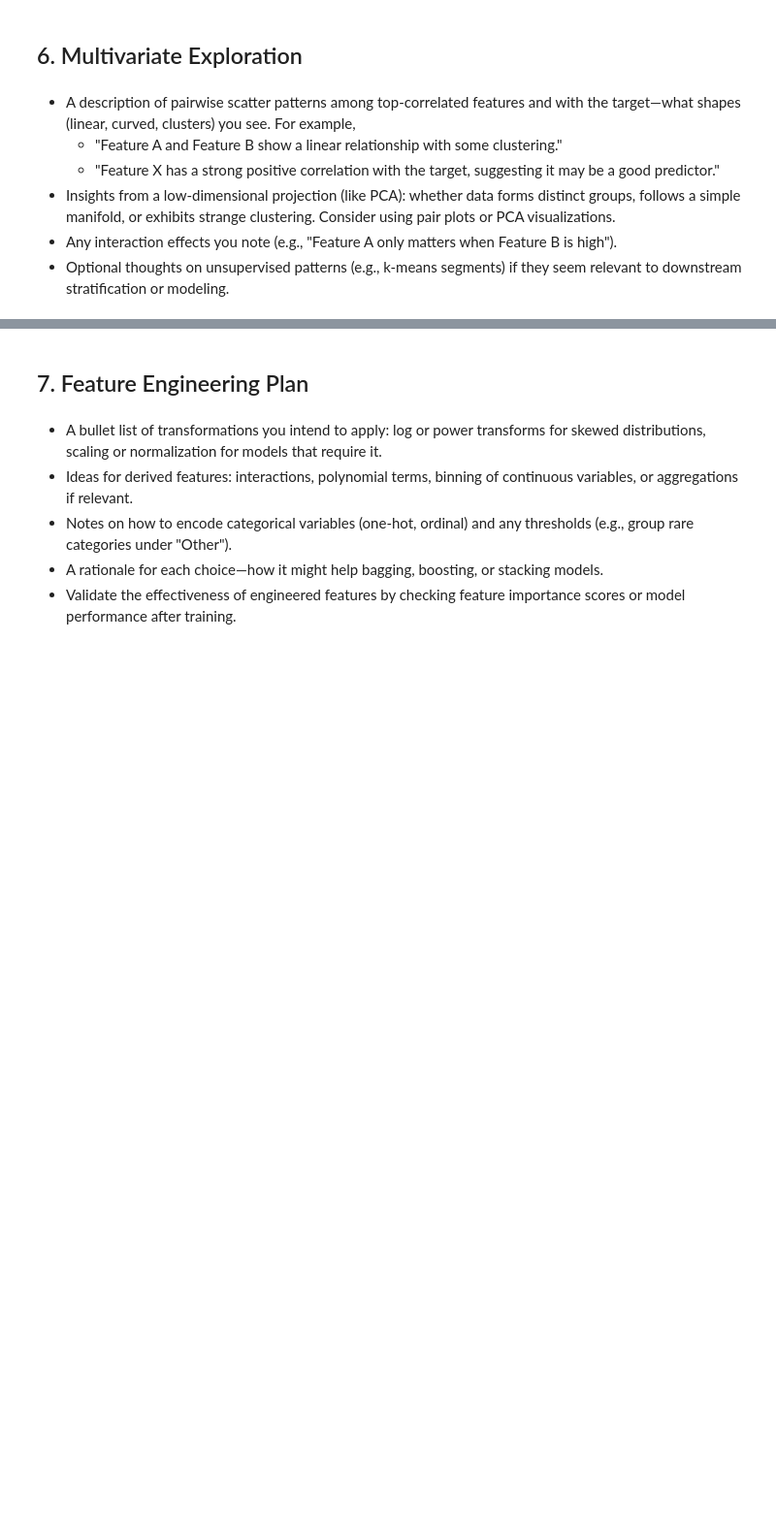
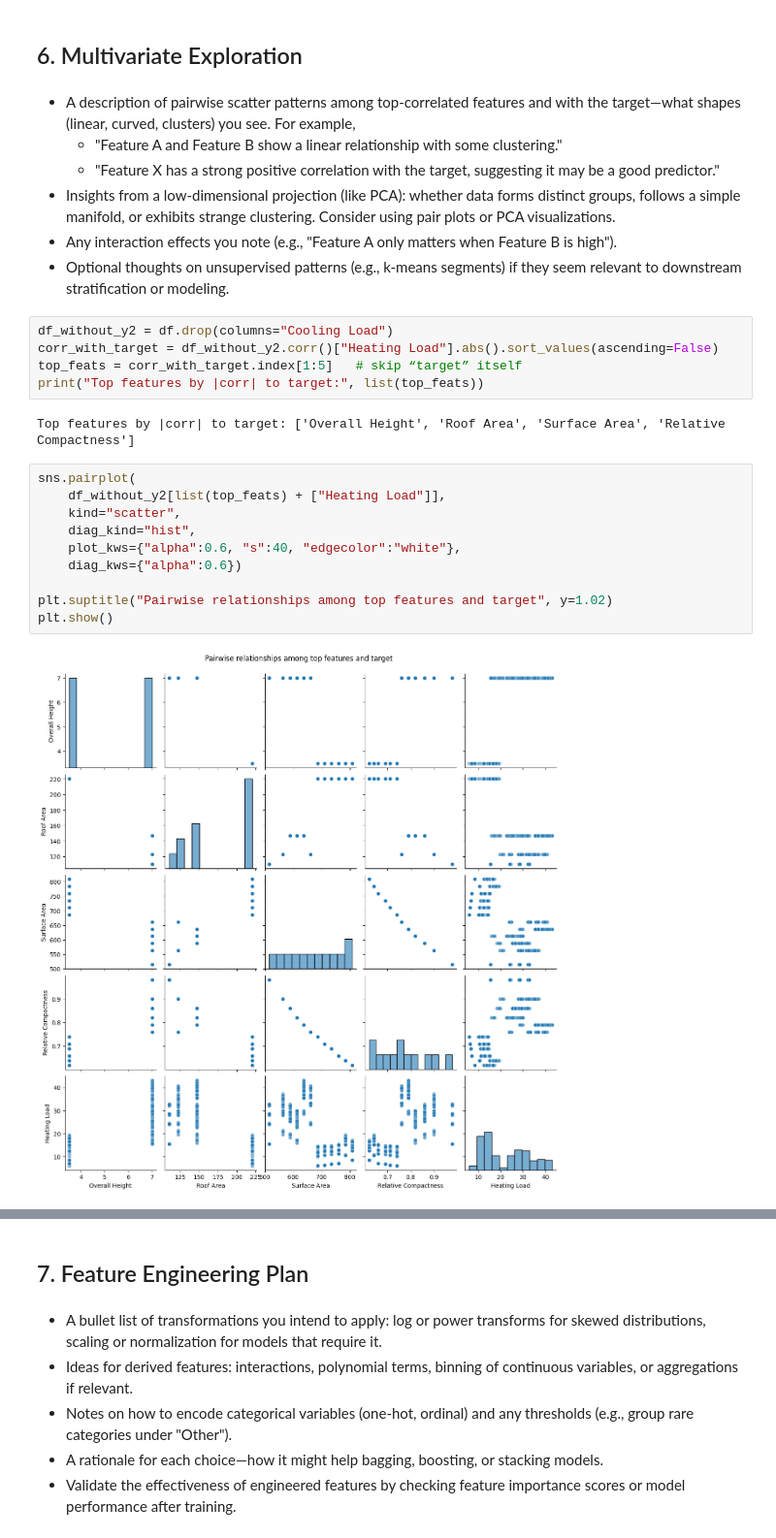
Before and after one commit to szm4c/bagging-boosting-stacking-study, a Jupyter notebook: notebooks/eda/energy_efficiency_eda.ipynb, the cells around one changed output, grey strips where cells are left out. Shown at 97% size. Drawn from its saved outputs; the diff is of its cells as text; blank space fills up the shorter version.

```diff
--- a/notebooks/eda/energy_efficiency_eda.ipynb
+++ b/notebooks/eda/energy_efficiency_eda.ipynb
@@ -88,3 +335,22 @@ Number of duplicated rows: 0
 - Insights from a low-dimensional projection (like PCA): whether data forms distinct groups, follows a simple manifold, or exhibits strange clustering. Consider using pair plots or PCA visualizations.
 - Any interaction effects you note (e.g., "Feature A only matters when Feature B is high").
 - Optional thoughts on unsupervised patterns (e.g., k-means segments) if they seem relevant to downstream stratification or modeling.
+# %%
+df_without_y2 = df.drop(columns="Cooling Load")
+corr_with_target = df_without_y2.corr()["Heating Load"].abs().sort_values(ascending=False)
+top_feats = corr_with_target.index[1:5]   # skip “target” itself
+print("Top features by |corr| to target:", list(top_feats))
+# %% [output]
+Top features by |corr| to target: ['Overall Height', 'Roof Area', 'Surface Area', 'Relative Compactness']
+# %%
+sns.pairplot(
+    df_without_y2[list(top_feats) + ["Heating Load"]],
+    kind="scatter",
+    diag_kind="hist",
+    plot_kws={"alpha":0.6, "s":40, "edgecolor":"white"},
+    diag_kws={"alpha":0.6})
+
+plt.suptitle("Pairwise relationships among top features and target", y=1.02)
+plt.show()
+# %% [output]
+[figure, added]
```
Also changed, not shown: parts of 15 cells of this notebook.
